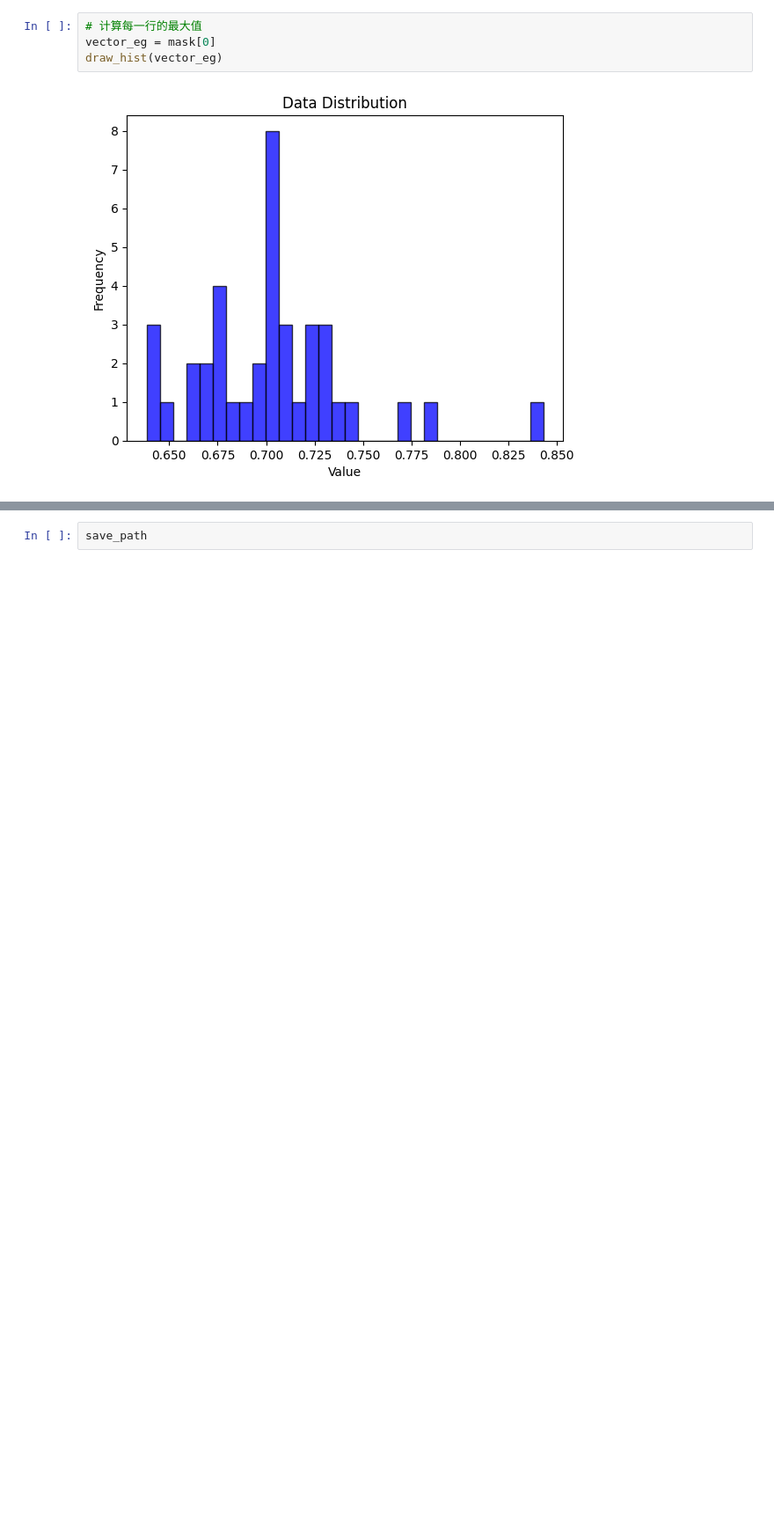
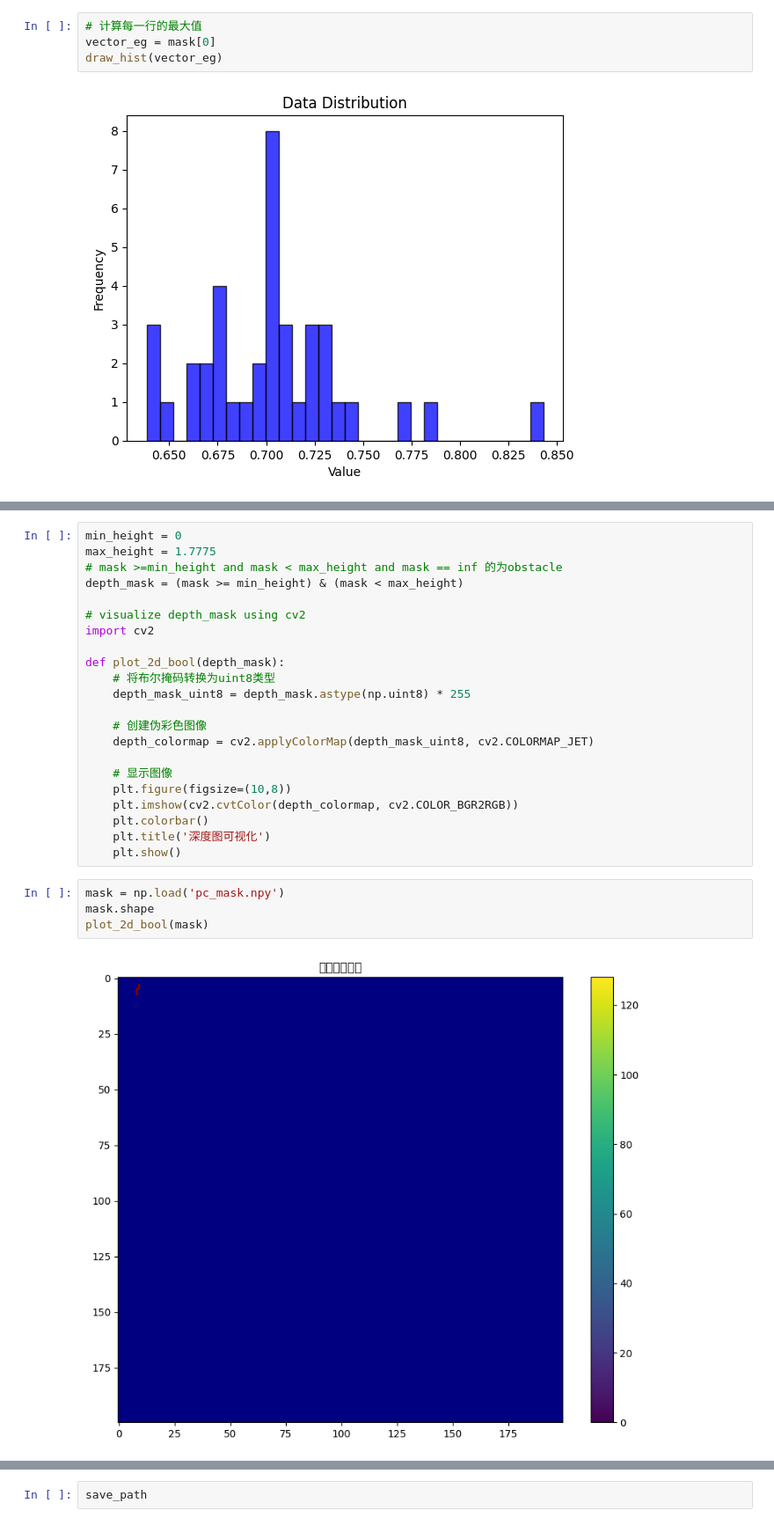
Before and after one commit to MinstrelsyXia/GRUtopia_VLN, a Jupyter notebook: est_2.ipynb, the cells around one changed output, grey strips where cells are left out. Shown at 88% size. Cells and saved outputs as stored; diff of their text form; blank space fills up the shorter version.

```diff
--- a/est_2.ipynb
+++ b/est_2.ipynb
@@ -30,0 +40,28 @@ draw_hist(vector_eg)
+# %%
+min_height = 0
+max_height = 1.7775
+# mask >=min_height and mask < max_height and mask == inf 的为obstacle
+depth_mask = (mask >= min_height) & (mask < max_height)
+
+# visualize depth_mask using cv2
+import cv2
+
+def plot_2d_bool(depth_mask):
+    # 将布尔掩码转换为uint8类型
+    depth_mask_uint8 = depth_mask.astype(np.uint8) * 255
+
+    # 创建伪彩色图像
+    depth_colormap = cv2.applyColorMap(depth_mask_uint8, cv2.COLORMAP_JET)
+
+    # 显示图像
+    plt.figure(figsize=(10,8))
+    plt.imshow(cv2.cvtColor(depth_colormap, cv2.COLOR_BGR2RGB))
+    plt.colorbar()
+    plt.title('深度图可视化')
+    plt.show()
+# %%
+mask = np.load('pc_mask.npy')
+mask.shape
+plot_2d_bool(mask)
+# %% [output]
+[figure, added]
```
Also changed, not shown: parts of 7 cells of this notebook, 46 other files.
